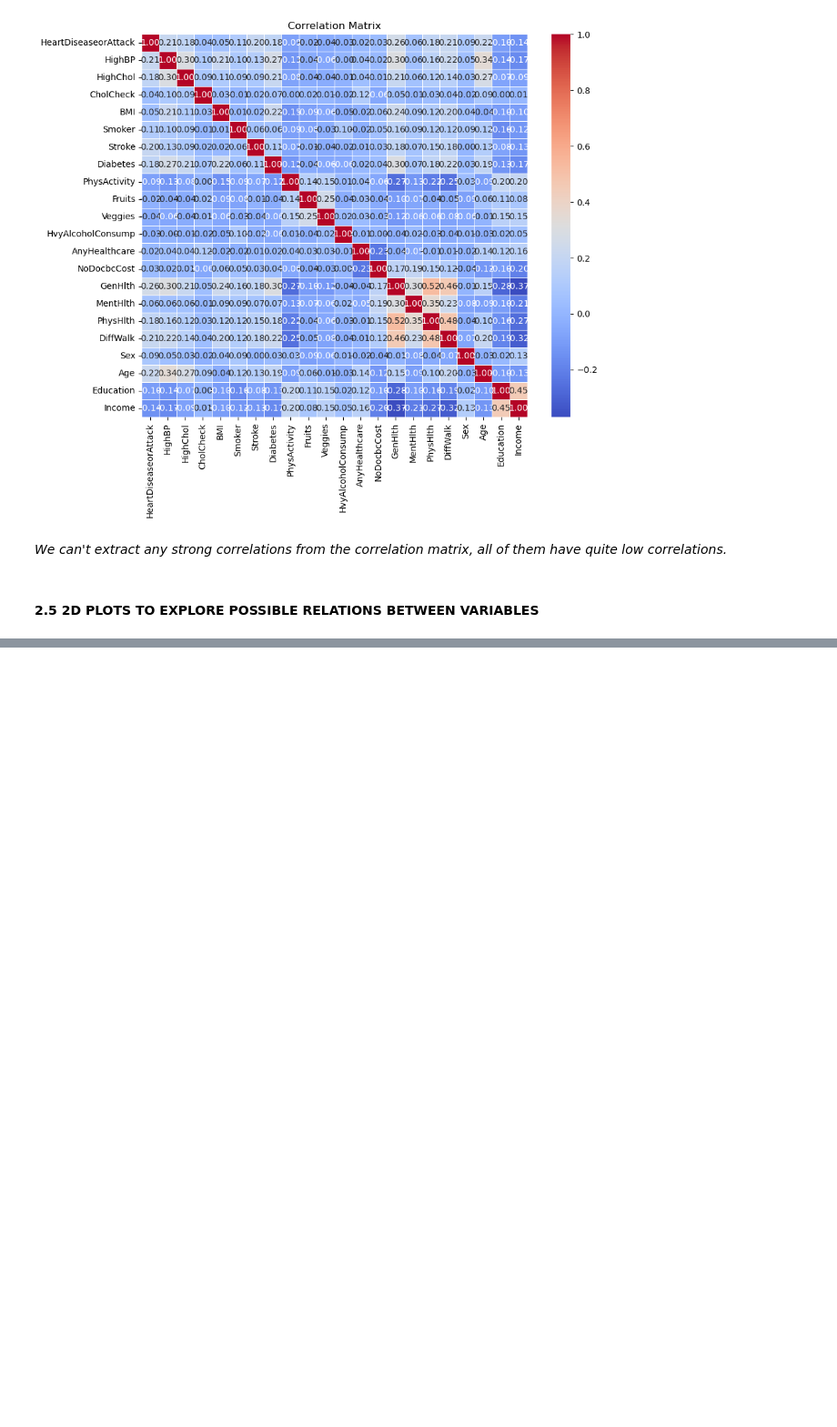
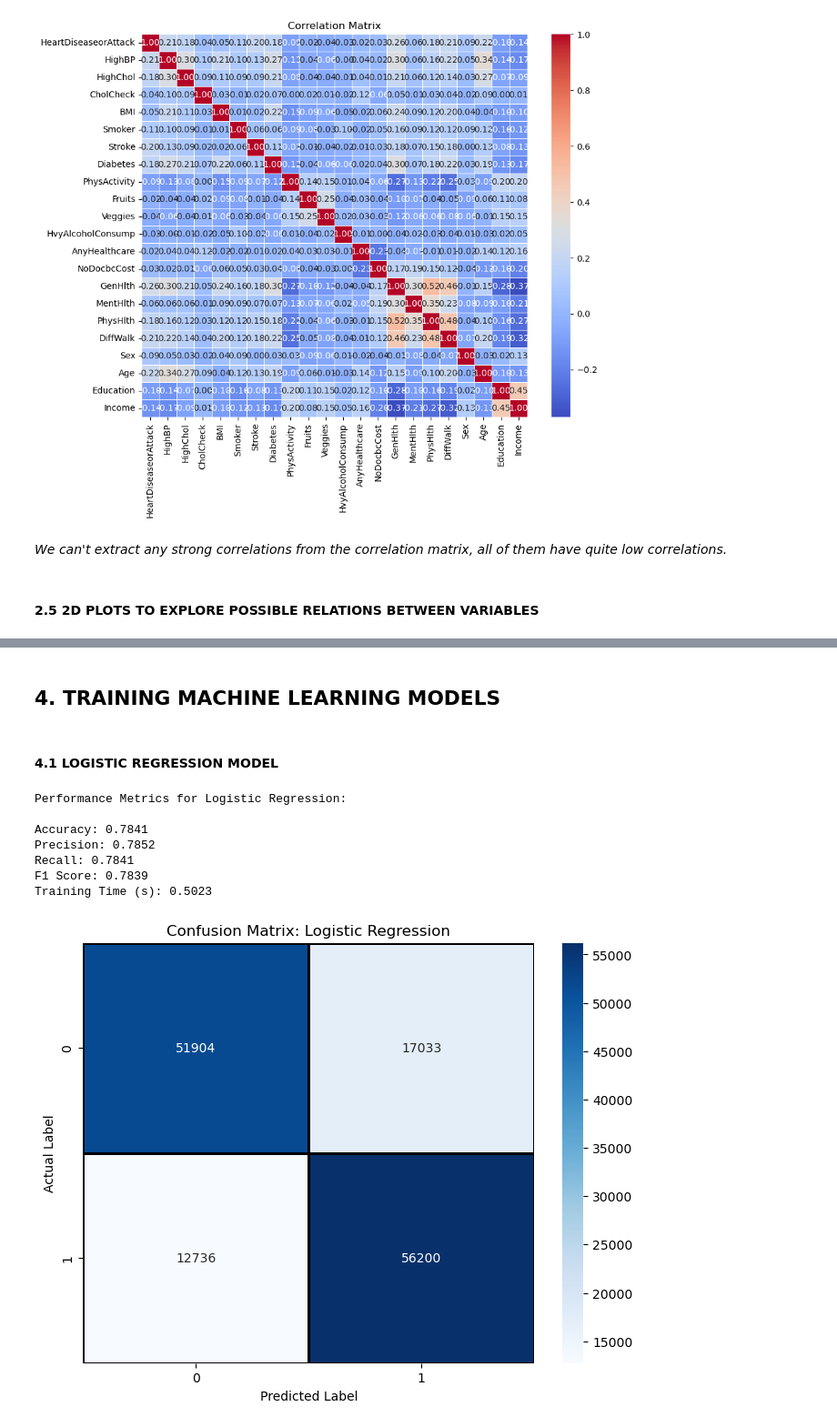
Before and after one commit to aniol-petit/final-project-ml-biomedicine, a Jupyter notebook: heart_attack_prediction.ipynb, the cells around one changed output, grey strips where cells are left out. Shown at 91% size. Drawn from its saved outputs; the diff is of its cells as text; code cells hidden in the pictures; blank space fills up the shorter version.

```diff
--- a/heart_attack_prediction.ipynb
+++ b/heart_attack_prediction.ipynb
@@ -168,0 +211,55 @@ plt.show()
+# %% [markdown]
+## **4. TRAINING MACHINE LEARNING MODELS**
+# %%
+# Dictionary to store results
+results = {}
+
+# Function to train, evaluate, and store metrics
+def train_and_evaluate(model, model_name):
+    start_time = time.time()
+
+    # Train the model
+    model.fit(X_train, y_train)
+
+    # Make predictions
+    y_pred = model.predict(X_test)
+
+    end_time = time.time()
+    training_time = end_time - start_time
+
+    # Store results in a dictionary
+    results[model_name] = {
+        'Accuracy': accuracy_score(y_test, y_pred),
+        'Precision': precision_score(y_test, y_pred, average='weighted'),
+        'Recall': recall_score(y_test, y_pred, average='weighted'),
+        'F1 Score': f1_score(y_test, y_pred, average='weighted'),
+        'Training Time (s)': training_time
+    }
+
+    # Print the metrics
+    print(f"\nPerformance Metrics for {model_name}:\n")
+    for metric, value in results[model_name].items():
+        print(f"{metric}: {value:.4f}")
+
+    # Plot confusion matrix
+    cm = confusion_matrix(y_test, y_pred)
+    plt.figure(figsize=(8,6))
+    sns.heatmap(cm, annot=True, fmt='d', cmap='Blues', linewidths=1, linecolor='black')
+    plt.xlabel('Predicted Label')
+    plt.ylabel('Actual Label')
+    plt.title(f'Confusion Matrix: {model_name}')
+    plt.show()
+# %% [markdown]
+#### 4.1 LOGISTIC REGRESSION MODEL
+# %%
+logistic_model = LogisticRegression()
+train_and_evaluate(logistic_model, "Logistic Regression")
+# %% [output]
+Performance Metrics for Logistic Regression:
+
+Accuracy: 0.7841
+Precision: 0.7852
+Recall: 0.7841
+F1 Score: 0.7839
+Training Time (s): 0.5023
+[figure, added]
```
Also changed, not shown: parts of 62 cells of this notebook, 1 other file.
